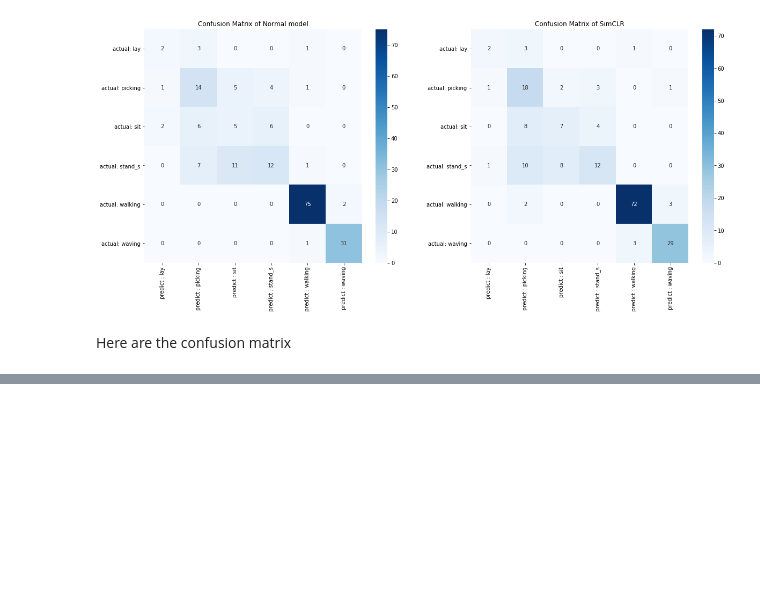
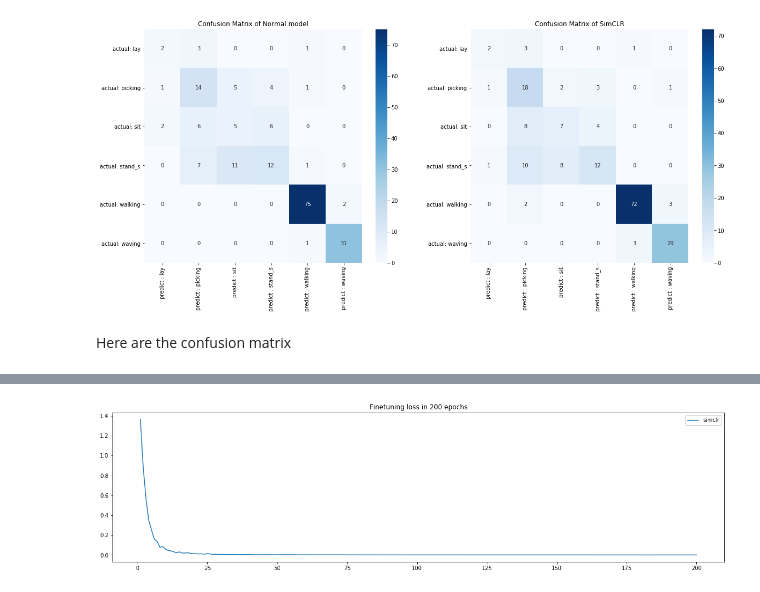
Before and after one commit to hslau44/irs_toolbox, a Jupyter notebook: Visualization.ipynb, the cells around one changed output, grey strips where cells are left out. Saved outputs shown, nothing was run; the diff lists cells and outputs as text; code cells hidden in the pictures; blank space fills up the shorter version.

```diff
--- a/Visualization.ipynb
+++ b/Visualization.ipynb
@@ -61,0 +74,8 @@ Here are the confusion matrix
+# %%
+plt.figure(figsize=(20,5))
+plt.plot(np.arange(1,201),clf_loss['train_loss'].values)
+plt.legend(['simclr'])
+plt.title('Finetuning loss in 200 epochs')
+plt.show()
+# %% [output]
+[figure, added]
```
Also changed, not shown: parts of 6 cells of this notebook.
